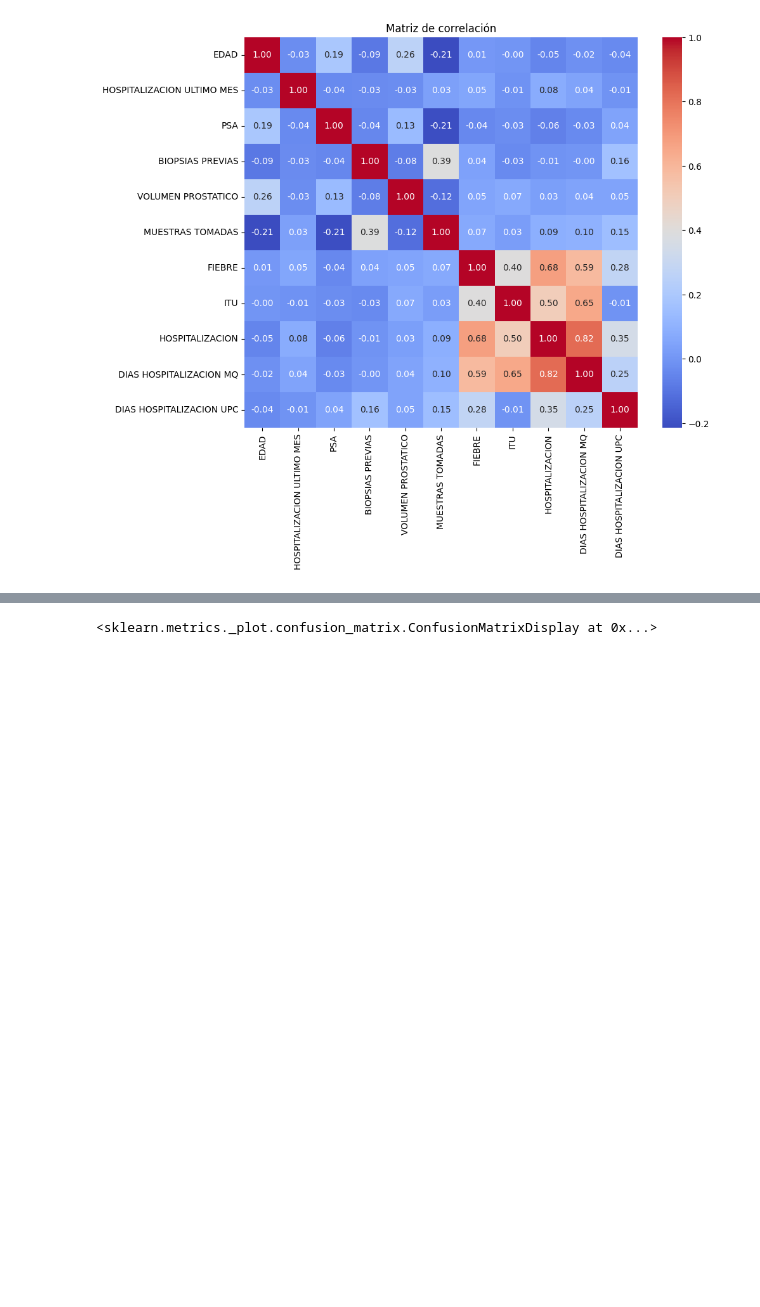
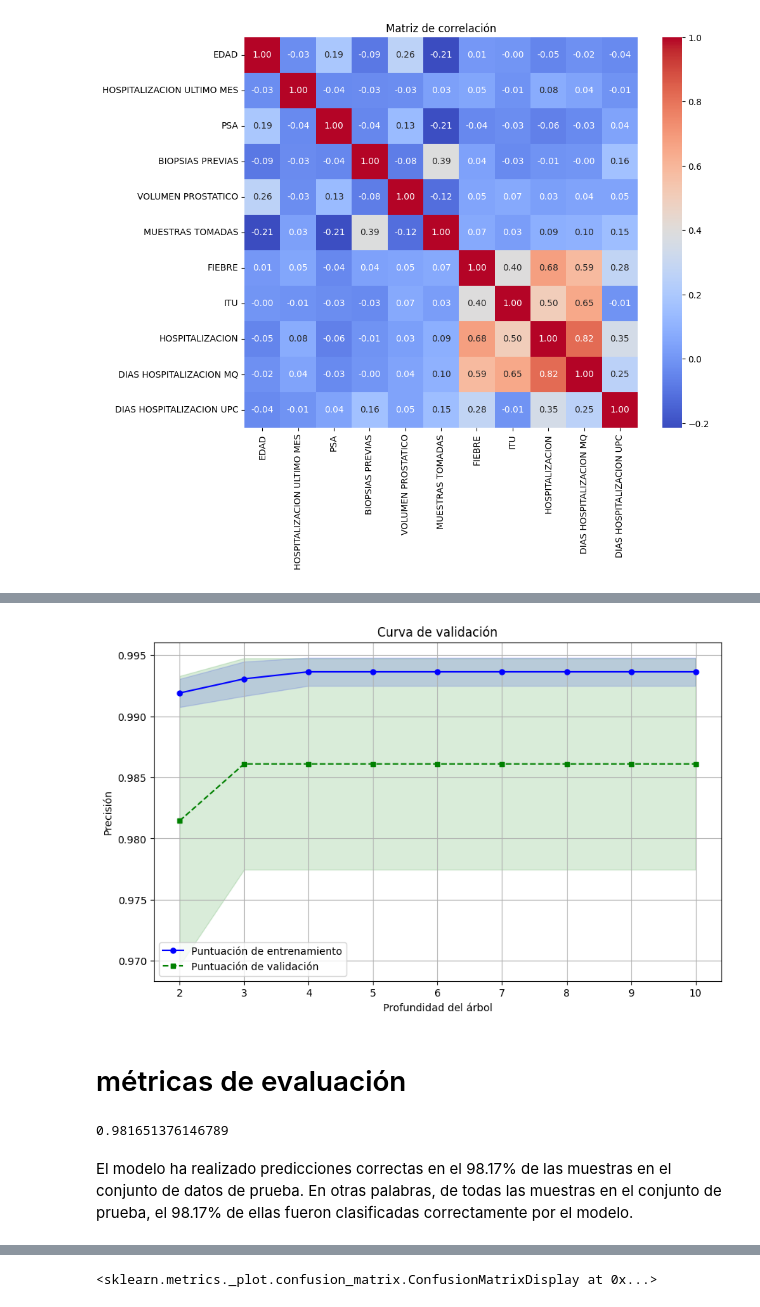
Before and after one commit to MateoOrtizBedoya/TALLER-3-BIG-DATA, a Jupyter notebook: Taller_#3_Mateo_Ortiz_bedoya.ipynb, the cells around one changed output, grey strips where cells are left out. Drawn from its saved outputs; the diff is of its cells as text; code cells hidden in the pictures; blank space fills up the shorter version.

```diff
--- a/Taller_#3_Mateo_Ortiz_bedoya.ipynb
+++ b/Taller_#3_Mateo_Ortiz_bedoya.ipynb
@@ -357,6 +380,6 @@ X = df_sin_nulos[features]
 y = df_sin_nulos['HOSPITALIZACION']
 X_train, X_test, y_train, y_test = train_test_split(X, y, test_size=0.2, random_state=42)
 
-model = XGBClassifier()
+model = XGBClassifier(n_estimators=2, max_depth=3, learning_rate=1, objective='binary:logistic')
 model.fit(X_train, y_train)
 y_pred = model.predict(X_test)
@@ -364,0 +398,16 @@ y_pred = model.predict(X_test)
+# %%
+param_grid = {
+    'max_depth': [3, 4, 5, 10],
+    'learning_rate': [0.1, 0.01, 0.001],
+    'n_estimators': [100, 200, 300],
+    'objective': ['binary:logistic']
+}
+xgb = XGBClassifier()
+grid_search = GridSearchCV(estimator=xgb, param_grid=param_grid, cv=5, scoring='accuracy')
+grid_search.fit(X_train, y_train)
+best_params = grid_search.best_params_
+print("Mejores hiperparámetros:", best_params)
+best_model = grid_search.best_estimator_
+y_pred = best_model.predict(X_test)
+accuracy = accuracy_score(y_test, y_pred)
+print("Precisión del mejor modelo:", accuracy)
@@ -364,0 +422,41 @@ y_pred = model.predict(X_test)
+# %%
+param_range = [2, 3, 4, 5, 6, 7, 8, 9, 10]  #profundidad del árbol
+
+# Calcular las puntuaciones de entrenamiento y prueba para el rango de valores del hiperparámetro
+train_scores, test_scores = validation_curve(
+    estimator=XGBClassifier(n_estimators=100, random_state=42),  # Modelo XGBoost
+    X=X_train,
+    y=y_train,
+    param_name="max_depth",  # Nombre del hiperparámetro que deseas evaluar
+    param_range=param_range,  # Rango de valores para el hiperparámetro
+    cv=5  # Número de divisiones para la validación cruzada
+)
+
+# Calcular la media y la desviación estándar de las puntuaciones de entrenamiento y prueba
+train_mean = np.mean(train_scores, axis=1)
+train_std = np.std(train_scores, axis=1)
+test_mean = np.mean(test_scores, axis=1)
+test_std = np.std(test_scores, axis=1)
+
+plt.figure(figsize=(10, 6))
+plt.plot(param_range, train_mean, color='blue', marker='o', markersize=5, label='Puntuación de entrenamiento')
+plt.fill_between(param_range, train_mean + train_std, train_mean - train_std, alpha=0.15, color='blue')
+plt.plot(param_range, test_mean, color='green', linestyle='--', marker='s', markersize=5, label='Puntuación de validación')
+plt.fill_between(param_range, test_mean + test_std, test_mean - test_std, alpha=0.15, color='green')
+plt.xlabel('Profundidad del árbol')
+plt.ylabel('Precisión')
+plt.legend()
+plt.title('Curva de validación')
+plt.grid()
+plt.show()
+# %% [output]
+[figure, added]
+# %% [markdown]
+#  métricas de evaluación
+# %%
+# Precisión (Accuracy)
+accuracy_score(y_test, y_pred)
+# %% [output]
+0.981651376146789
+# %% [markdown]
+El modelo ha realizado predicciones correctas en el 98.17% de las muestras en el conjunto de datos de prueba. En otras palabras, de todas las muestras en el conjunto de prueba, el 98.17% de ellas fueron clasificadas correctamente por el modelo.
```
Also changed, not shown: parts of 23 cells of this notebook.
